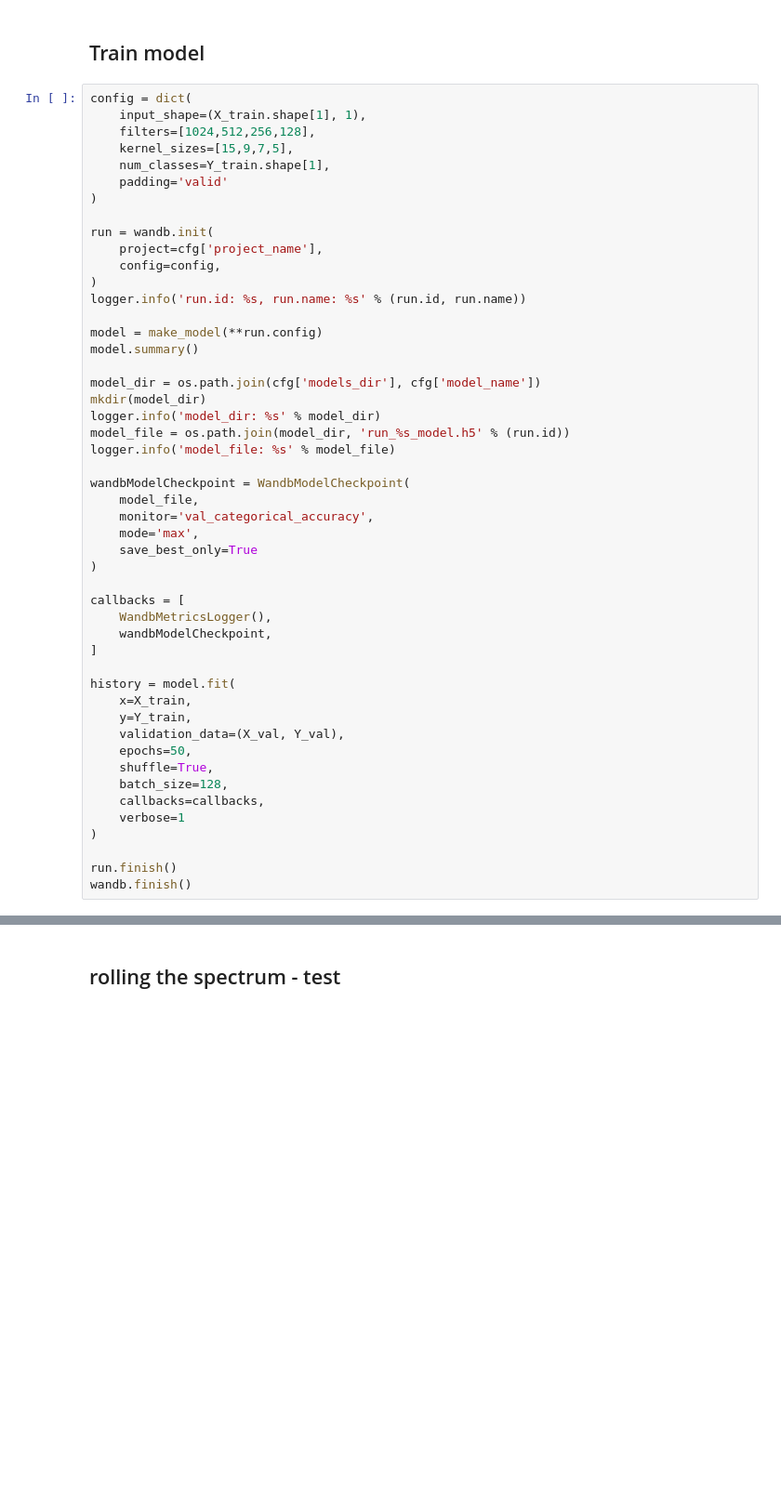
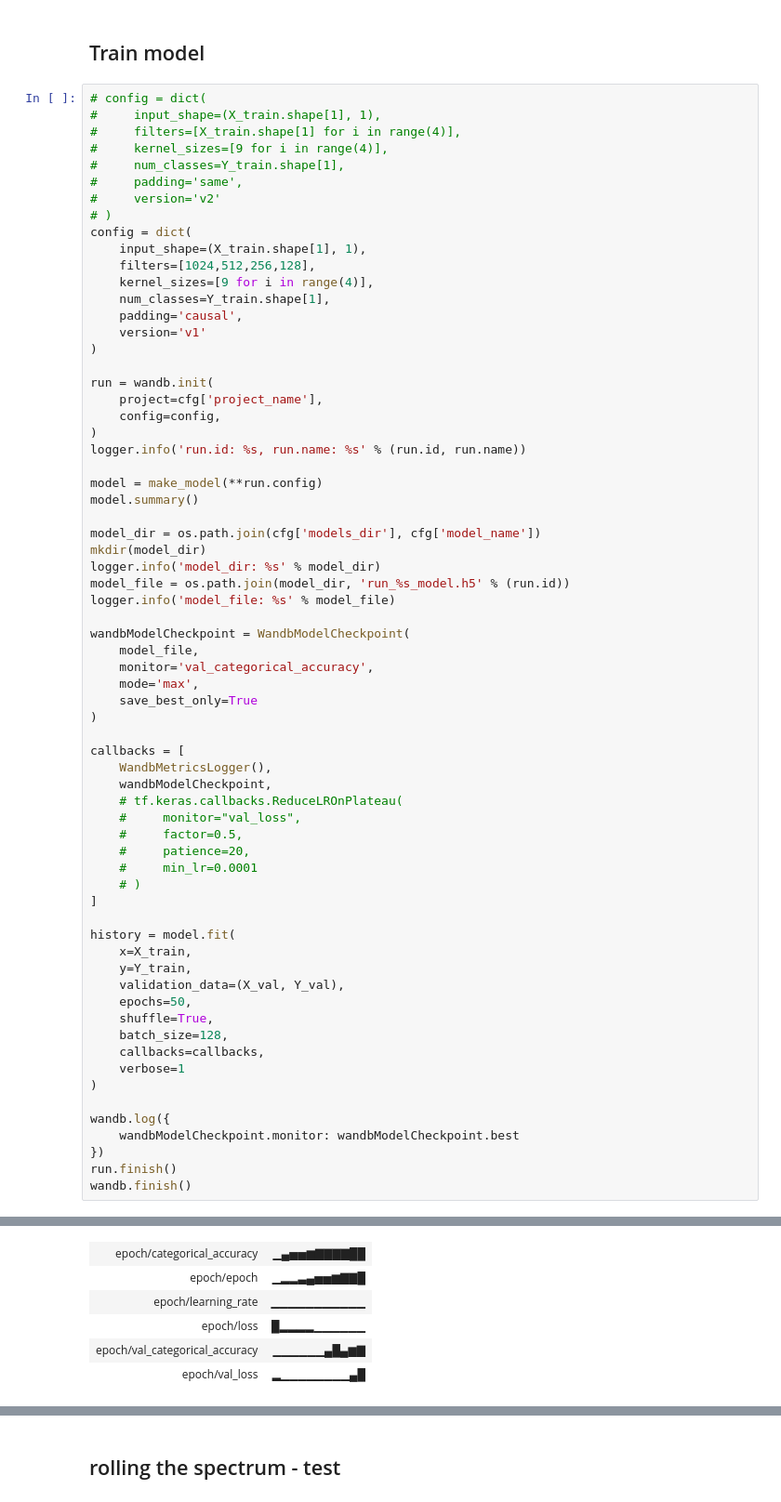
Before and after one commit to IISAS/nvflare-hysped, a Jupyter notebook: volumes/dev/tf/notebooks/model_conv1D_top4.ipynb, the cells around one changed output, grey strips where cells are left out. Shown: that part at 93% size. Drawn from its saved outputs; the diff is of its cells as text; blank space fills up the shorter version.

```diff
--- a/volumes/dev/tf/notebooks/model_conv1D_top4.ipynb
+++ b/volumes/dev/tf/notebooks/model_conv1D_top4.ipynb
@@ -209,12 +256,21 @@ def make_model(
 # %% [markdown]
 ## Train model
 # %%
+# config = dict(
+#     input_shape=(X_train.shape[1], 1),
+#     filters=[X_train.shape[1] for i in range(4)],
+#     kernel_sizes=[9 for i in range(4)],
+#     num_classes=Y_train.shape[1],
+#     padding='same',
+#     version='v2'
+# )
 config = dict(
     input_shape=(X_train.shape[1], 1),
     filters=[1024,512,256,128],
-    kernel_sizes=[15,9,7,5],
+    kernel_sizes=[9 for i in range(4)],
     num_classes=Y_train.shape[1],
-    padding='valid'
+    padding='causal',
+    version='v1'
 )
 
 run = wandb.init(
@@ -242,6 +298,12 @@ wandbModelCheckpoint = WandbModelCheckpoint(
 callbacks = [
     WandbMetricsLogger(),
     wandbModelCheckpoint,
+    # tf.keras.callbacks.ReduceLROnPlateau(
+    #     monitor="val_loss",
+    #     factor=0.5,
+    #     patience=20,
+    #     min_lr=0.0001
+    # )
 ]
 
 history = model.fit(
@@ -255,6 +317,9 @@ history = model.fit(
     verbose=1
 )
 
+wandb.log({
+    wandbModelCheckpoint.monitor: wandbModelCheckpoint.best
+})
 run.finish()
 wandb.finish()
 # %% [output]
@@ -262,0 +329,6 @@ Waiting for W&B process to finish... (success).
+| epoch/categorical_accuracy | ▁▄▅▅▆▇▇▇▇██ |
+| epoch/epoch | ▁▂▂▃▄▅▅▆▇▇█ |
+| epoch/learning_rate | ▁▁▁▁▁▁▁▁▁▁▁ |
+| epoch/loss | █▂▂▂▂▁▁▁▁▁▁ |
+| epoch/val_categorical_accuracy | ▁▁▁▁▁▁▄█▄▆▇ |
+| epoch/val_loss | ▂▁▁▁▁▁▁▁▁▄█ |
```
Also changed, not shown: parts of 4 cells of this notebook, 1 other file.
